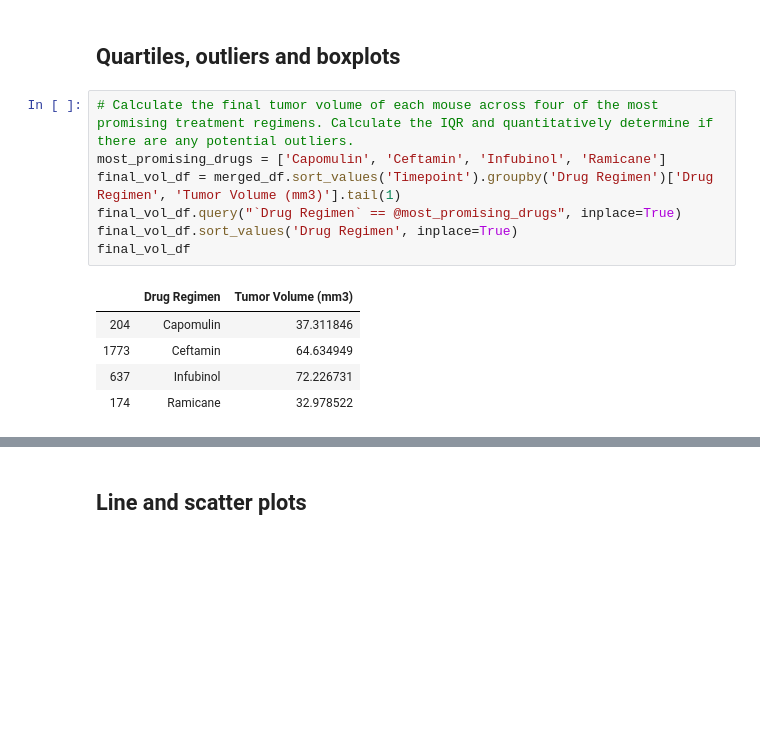
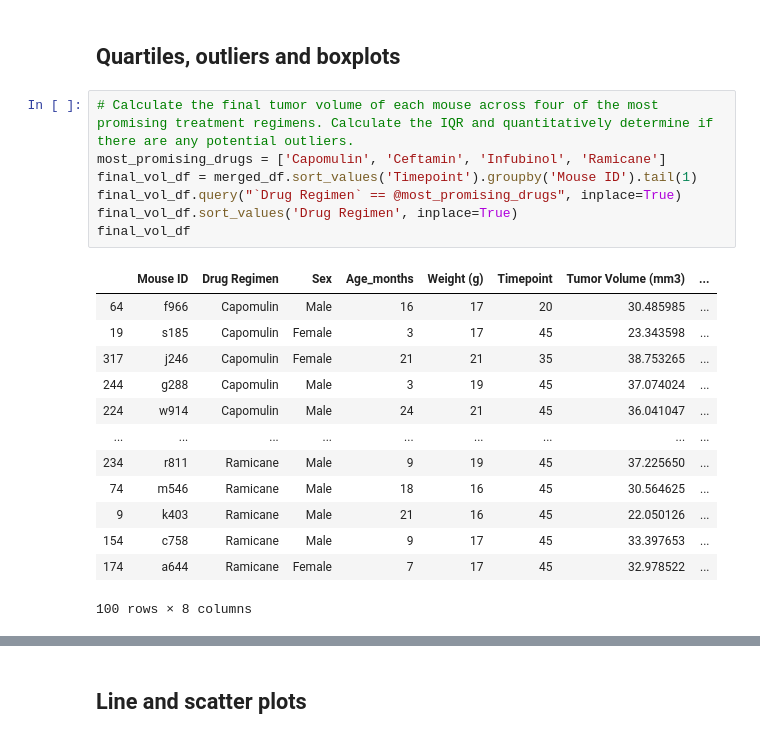
Before and after one commit to glandsly/matplotlib-challenge, a Jupyter notebook: pymaceuticals/pymaceuticals_starter.ipynb, the cells around one changed output, grey strips where cells are left out. Drawn from its saved outputs; the diff is of its cells as text; blank space fills up the shorter version.

```diff
--- a/pymaceuticals/pymaceuticals_starter.ipynb
+++ b/pymaceuticals/pymaceuticals_starter.ipynb
@@ -92,15 +92,23 @@ plt.pie(gender_df, labels=gender_df.index)
 # %%
 # Calculate the final tumor volume of each mouse across four of the most promising treatment regimens. Calculate the IQR and quantitatively determine if there are any potential outliers.
 most_promising_drugs = ['Capomulin', 'Ceftamin', 'Infubinol', 'Ramicane']
-final_vol_df = merged_df.sort_values('Timepoint').groupby('Drug Regimen')['Drug Regimen', 'Tumor Volume (mm3)'].tail(1)
+final_vol_df = merged_df.sort_values('Timepoint').groupby('Mouse ID').tail(1)
 final_vol_df.query("`Drug Regimen` == @most_promising_drugs", inplace=True)
 final_vol_df.sort_values('Drug Regimen', inplace=True)
 final_vol_df
 # %% [output]
-|  | Drug Regimen | Tumor Volume (mm3) |
-| 204 | Capomulin | 37.311846 |
-| 1773 | Ceftamin | 64.634949 |
-| 637 | Infubinol | 72.226731 |
-| 174 | Ramicane | 32.978522 |
+|  | Mouse ID | Drug Regimen | Sex | Age_months | Weight (g) | Timepoint | Tumor Volume (mm3) | ... |
+| 64 | f966 | Capomulin | Male | 16 | 17 | 20 | 30.485985 | ... |
+| 19 | s185 | Capomulin | Female | 3 | 17 | 45 | 23.343598 | ... |
+| 317 | j246 | Capomulin | Female | 21 | 21 | 35 | 38.753265 | ... |
+| 244 | g288 | Capomulin | Male | 3 | 19 | 45 | 37.074024 | ... |
+| 224 | w914 | Capomulin | Male | 24 | 21 | 45 | 36.041047 | ... |
+| ... | ... | ... | ... | ... | ... | ... | ... | ... |
+| 234 | r811 | Ramicane | Male | 9 | 19 | 45 | 37.225650 | ... |
+| 74 | m546 | Ramicane | Male | 18 | 16 | 45 | 30.564625 | ... |
+| 9 | k403 | Ramicane | Male | 21 | 16 | 45 | 22.050126 | ... |
+| 154 | c758 | Ramicane | Male | 9 | 17 | 45 | 33.397653 | ... |
+| 174 | a644 | Ramicane | Female | 7 | 17 | 45 | 32.978522 | ... |
+100 rows × 8 columns
 # %%
 #Capomulin
```
Also changed, not shown: parts of 5 cells of this notebook.
